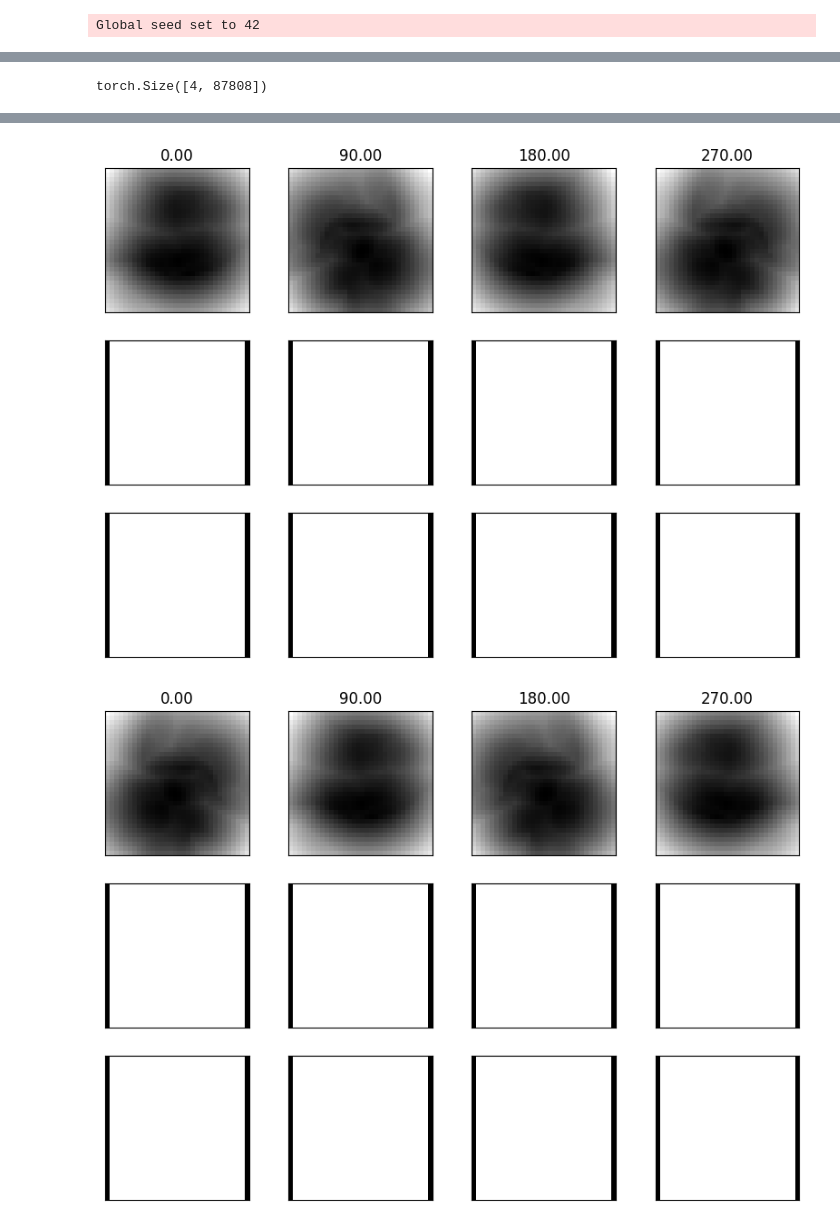
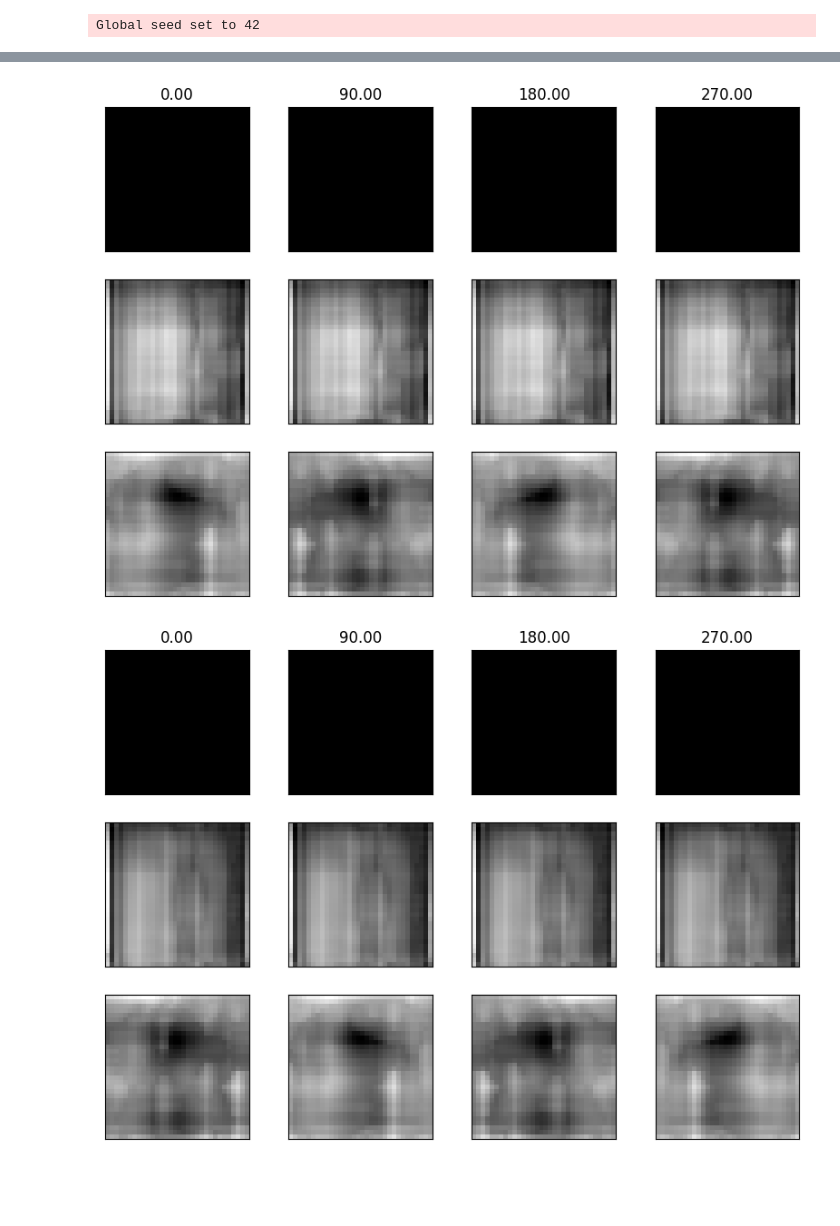
Before and after one commit to AllenCellModeling/cyto-dl, a Jupyter notebook: notebooks/so2_3d_save_meshes.ipynb, the cells around one changed output, grey strips where cells are left out. Cells and saved outputs as stored; diff of their text form; code cells hidden in the pictures; blank space fills up the shorter version.

```diff
--- a/notebooks/so2_3d_save_meshes.ipynb
+++ b/notebooks/so2_3d_save_meshes.ipynb
@@ -51,6 +92,3 @@ transforms:
 data = instantiate(config)
 train_dl = data.train_dataloader()
 batch = next(iter(train_dl))
-# %%
-for i in range(10):
-    print(batch['image'][i].min(), batch['image'][i].max(), batch['image'][i].mean())
@@ -56,0 +127,5 @@ for i in range(10):
+# %%
+batch = all_inputs[1215]
+# %%
+for i in range(1):
+    print(batch['image'][i].min(), batch['image'][i].max(), batch['image'][i].mean())
@@ -132,15 +208,19 @@ torch.Size([1, 32, 32, 32])
 from math import radians, cos, sin
 import torchio
 
-x =  batch['image'][2]
+x =  batch['image'][0]
+try:
+    cell_id = str(batch['cell_id'][0].item())
+except:
+    cell_id = batch['cell_id'][0]
+print(cell_id)
 
 # x =  dl['image'][0]
 in_x_2 = x.cpu().numpy()
 
 
-totensor = ToTensor()
 size =32
-resize = torchio.transforms.Resize(target_shape=32)
+resize = torchio.transforms.Resize(target_shape=size)
 
 all_x_r = []
 for channel in range(1):
@@ -167,4 +289,0 @@ torch.Size([4, 1, 32, 32, 32])
-# %%
-tmp.shape
-# %% [output]
-torch.Size([4, 87808])
@@ -171,18 +335,49 @@ torch.Size([4, 87808])
 # %%
-
+from aics_shape_modes.represent_3d import get_mesh_from_sdf
 device = "cuda:0"
 all_x_r = {'image': all_x_r.to(device)}
 
 model.to(device)
+all_mesh_ins = []
+all_mesh_outs = []
+all_mesh_outs_canonical = []
+# all_z_parts = []
 with torch.no_grad():
-    y, _, z_parts_params_1, _ = model(all_x_r, do_rot=False, decode=True, compute_loss=False)
-    y2, _, z_parts_params_2, _ = model(all_x_r, do_rot=True, decode=True, compute_loss=False)
+    z_parts_params = model.encode(all_x_r)
+    z_parts = model.sample_z(z_parts_params, inference=True)
+    try:
+        y, _, base_y = model.decode(z_parts, return_canonical=True)
+    except:
+        print('exception')
+        y, _ = model.decode(z_parts)
+        base_y = y['image']
+
     y = y['image'].cpu().numpy()
-    y2 = y2['image'].cpu().numpy()
-    if 'angle' in z_parts_params_1.keys():
-        rot_1 = z_parts_params_1['angle'].cpu().numpy()
-        rot_2 = z_parts_params_2['angle'].cpu().numpy()
+    base_y = base_y.cpu().numpy()
 
+    for i in range(y.shape[0]):
+# #         all_mesh_ins.append(get_mesh_from_sdf(all_x_r['image'][i][0].detach().cpu().numpy()))
+# #         all_mesh_outs.append(get_mesh_from_sdf(y[i][0]))
+# #         all_mesh_outs_canonical.append(get_mesh_from_sdf(base_y[i][0]))
+        export_mesh(all_x_r['image'][i][0].detach().cpu().numpy(), f'in_{i}')
+        export_mesh(y[i][0], f'out_{i}')
+        export_mesh(base_y[i][0], f'out_canonical_{i}')
+
+#     all_z_parts.append(z_parts['embedding'])
+from pathlib import Path
+cell_id = cell_id.split('-')[0]
+path = Path(f'./reconstructions/ID_{cell_id}/')
+
+import os
+if not os.path.exists(path):
+    os.makedirs(path)
+
+
+
+# for i in range(len(all_mesh_ins)):
+#     all_mesh_ins[i].save(path / f'input_{i}.ply')
+#     all_mesh_outs[i].save(path / f'output_{i}.ply')
+#     all_mesh_outs_canonical[i].save(path / f'output_canonical_{i}.ply')
 
 for proj in [0]:
     for j in [0, 1, 2]:
@@ -192,8 +387,8 @@ for proj in [0]:
         theta = torch.Tensor([0,  1*90,  2*90, 3*90])
         for i in range(len(theta)):
             ax[0, i].imshow(all_x_r['image'][i][proj].max(j)[0].detach().cpu().numpy(), cmap="gray")
-            ax[1, i].imshow(y[i][proj].max(j), cmap="gray")
-            ax[2, i].imshow(y2[i][proj].max(j), cmap="gray")
+            ax[1, i].imshow(base_y[i][proj].max(j), cmap="gray")
+            ax[2, i].imshow(y[i][proj].max(j), cmap="gray")
             ax[0, i].set_title("%.2f" % (theta[i].numpy()))
         plt.setp(plt.gcf().get_axes(), xticks=[], yticks=[]);
         plt.show()
@@ -202,2 +397,2 @@ for proj in [0]:
-[figure, old version]
+[figure, new version]
-[figure, old version]
+[figure, new version]
```
Also changed, not shown: parts of 34 cells of this notebook, 9 other files.
